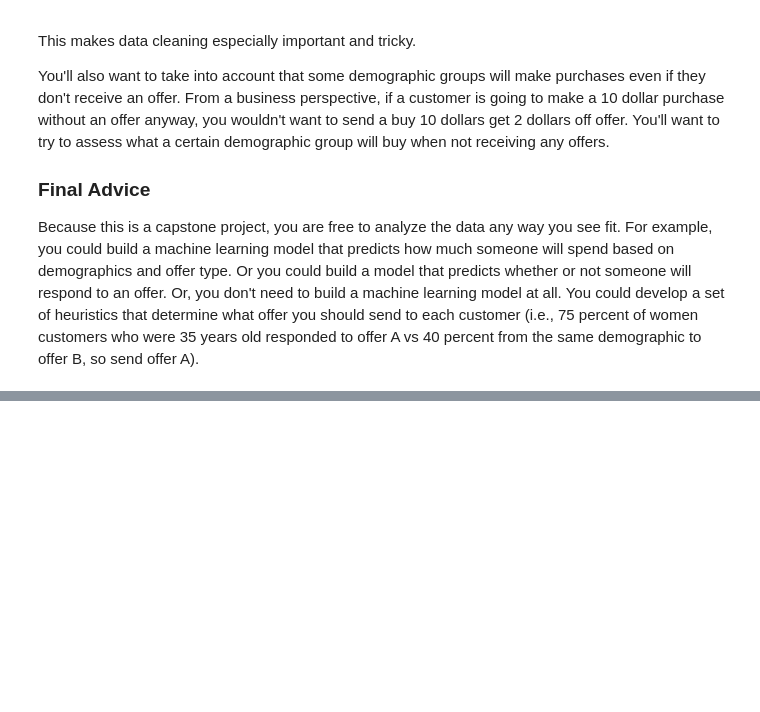
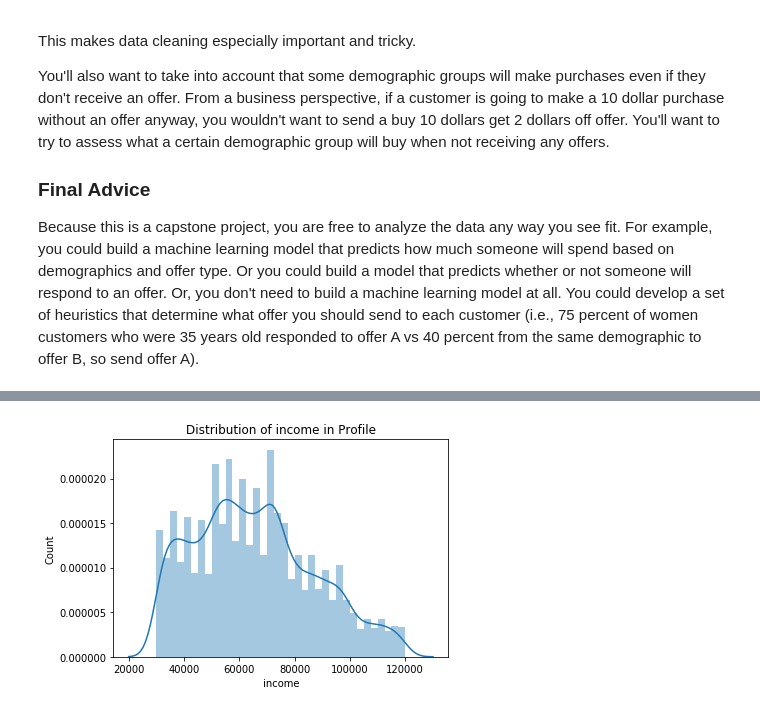
Before and after one commit to superring/Capston-Project-Starbucks, a Jupyter notebook: Starbucks_Capstone_notebook.ipynb, the cells around one changed output, grey strips where cells are left out. Saved outputs shown, nothing was run; the diff lists cells and outputs as text; code cells hidden in the pictures; blank space fills up the shorter version.

```diff
--- a/Starbucks_Capstone_notebook.ipynb
+++ b/Starbucks_Capstone_notebook.ipynb
@@ -86,0 +169,8 @@ transcript = pd.read_json('data/transcript.json', orient='records', lines=True)
+# %%
+# Check the income distribution of the profile data
+sns.distplot(profile['income'],hist=True)
+plt.title("Distribution of income in Profile")
+plt.xlabel("income")
+plt.ylabel("Count");
+# %% [output]
+[figure, added]
```
Also changed, not shown: parts of 78 cells of this notebook, 2 other files.
